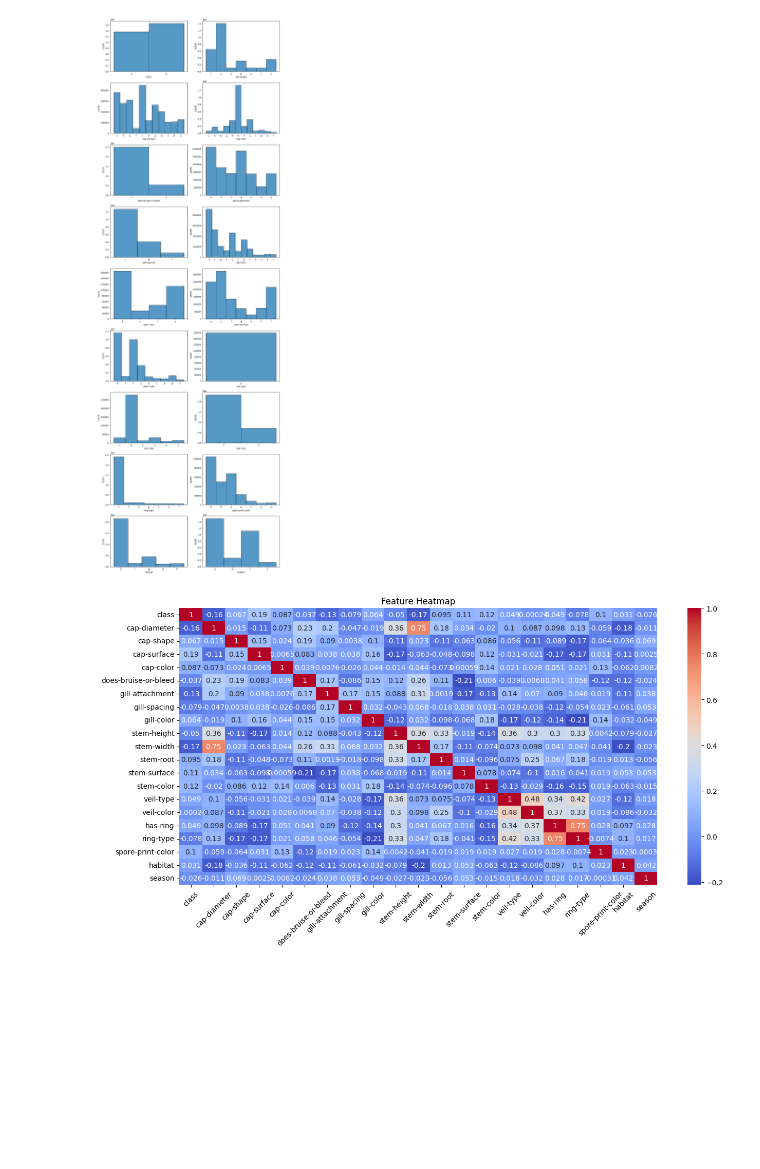
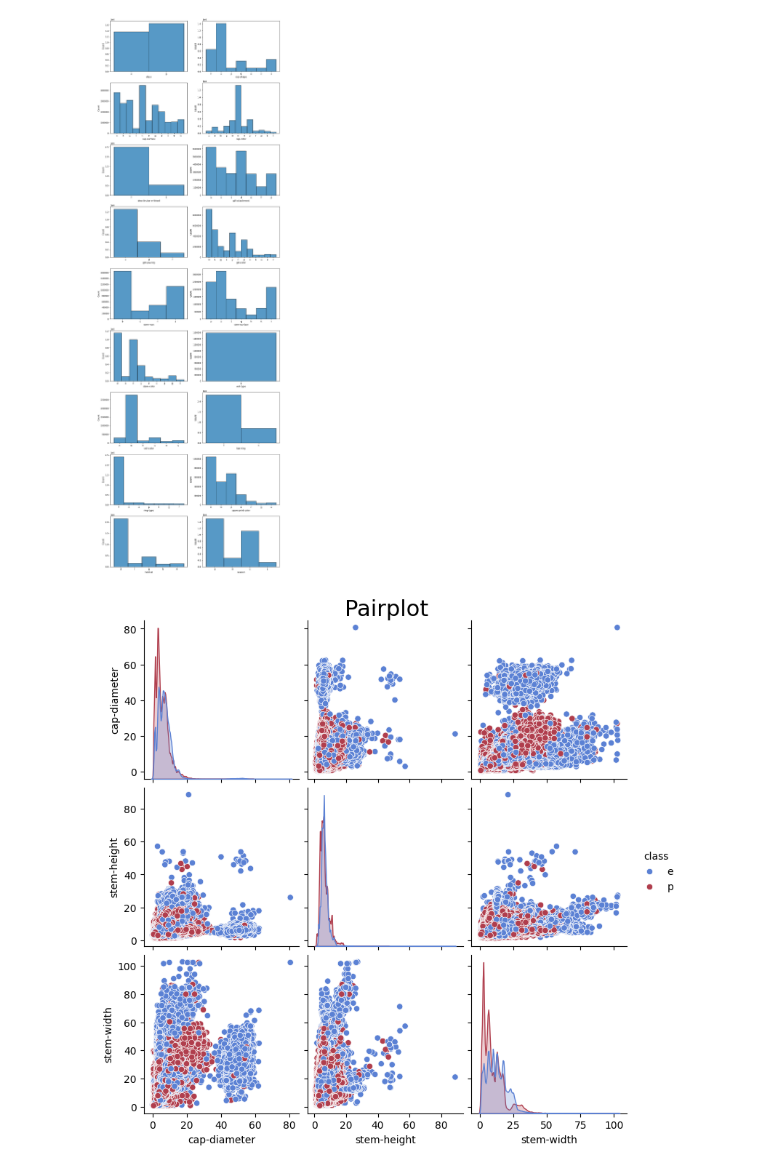
Before and after one commit to ab915x/ML-notebooks, a Jupyter notebook: PlayGroundS4E8.ipynb, the cells around one changed output. Saved outputs shown, nothing was run; the diff lists cells and outputs as text; code cells hidden in the pictures; blank space fills up the shorter version.

```diff
--- a/PlayGroundS4E8.ipynb
+++ b/PlayGroundS4E8.ipynb
@@ -113,7 +116,3 @@ plt.tight_layout()
 plt.show()
 # %% [output]
 [figure]
-# %%
-heatmap(list(train.columns), train, 'class', figure_size=(15,7), dropnans=False)
-# %% [output]
-[figure, removed]
@@ -119,0 +149,7 @@ heatmap(list(train.columns), train, 'class', figure_size=(15,7), dropnans=False)
+# %%
+custom_palette = sns.color_palette(["#5b81d4", "#b03e4d"])
+pairplot = sns.pairplot(train, hue='class', palette=custom_palette)
+pairplot.figure.suptitle('Pairplot', fontsize=22, y=1.02)
+plt.show()
+# %% [output]
+[figure, added]
```
Also changed, not shown: parts of 21 cells of this notebook.
